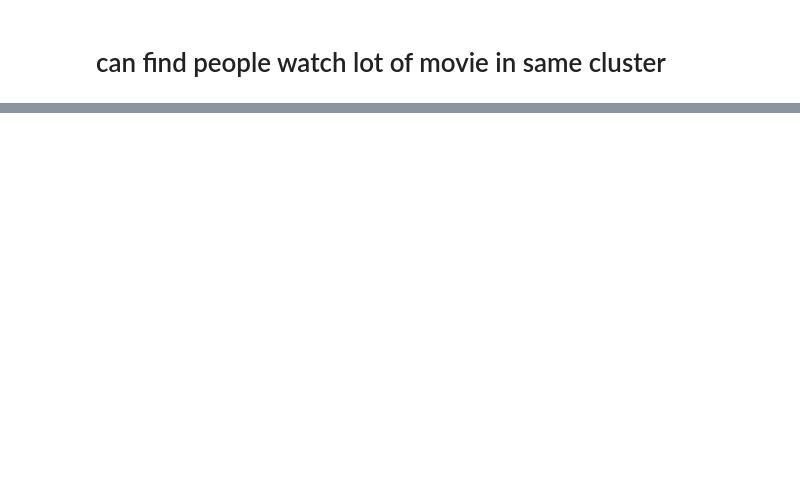
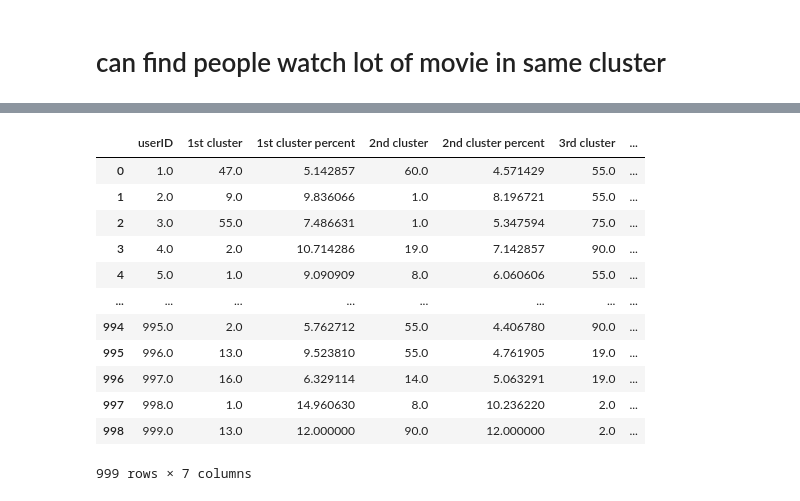
Before and after one commit to sbscsue/22_MachineLearning_Class_Project, a Jupyter notebook: clustering-content based filtering.ipynb, the cells around one changed output, grey strips where cells are left out. Saved outputs shown, nothing was run; the diff lists cells and outputs as text; code cells hidden in the pictures; blank space fills up the shorter version.

Commit message:
cluster 별 시청비율 추가

```diff
--- a/clustering-content based filtering.ipynb
+++ b/clustering-content based filtering.ipynb
@@ -503,0 +476,5 @@ display(user_cluster_rate)
+# %%
+userId = 13849
+user_data, user_cluster_rate = getUserCluseterRate(data_rating, userId)
+display(user_data)
+display(user_cluster_rate)
@@ -504,2 +508,19 @@ display(user_cluster_rate)
 # %% [markdown]
 # can find people watch lot of movie in same cluster
+# %%
+def getUserClusterPercent(user_data, user_cluster_rate, userId):
+    user_total_watch = user_data['movieId'].count()
+    cluster_1st = int(user_cluster_rate.iloc[0]['cluster'])
+    cluster_1st_percent = user_cluster_rate.iloc[0]['cluster count']/user_total_watch*100
+    cluster_2nd = int(user_cluster_rate.iloc[1]['cluster'])
+    cluster_2nd_percent = user_cluster_rate.iloc[1]['cluster count']/user_total_watch*100
+    cluster_3rd = int(user_cluster_rate.iloc[2]['cluster'])
+    cluster_3rd_percent = user_cluster_rate.iloc[2]['cluster count']/user_total_watch*100
+
+
+
+    new_row = {'userID' : userId, '1st cluster' : cluster_1st,
+               '1st cluster percent' : cluster_1st_percent,
+               '2nd cluster' : cluster_2nd, '2nd cluster percent' : cluster_2nd_percent,
+               '3rd cluster' : cluster_3rd, '3rd cluster percent' : cluster_3rd_percent}
+    return new_row
@@ -505,0 +537,27 @@ display(user_cluster_rate)
+# %%
+import logging
+
+logger = logging.getLogger()
+total_data = pd.DataFrame()
+max_user = data_rating['userId'].drop_duplicates().tolist()[-1]
+
+for userId in range(1,1000):
+    logger.info(userId, ' / ', max_user)
+    user_data, user_cluster_rate = getUserCluseterRate(data_rating, userId)
+    new_row = getUserClusterPercent(user_data, user_cluster_rate, userId)
+    total_data = total_data.append(new_row, ignore_index=True)
+display(total_data)
+# %% [output]
+|  | userID | 1st cluster | 1st cluster percent | 2nd cluster | 2nd cluster percent | 3rd cluster | ... |
+| 0 | 1.0 | 47.0 | 5.142857 | 60.0 | 4.571429 | 55.0 | ... |
+| 1 | 2.0 | 9.0 | 9.836066 | 1.0 | 8.196721 | 55.0 | ... |
+| 2 | 3.0 | 55.0 | 7.486631 | 1.0 | 5.347594 | 75.0 | ... |
+| 3 | 4.0 | 2.0 | 10.714286 | 19.0 | 7.142857 | 90.0 | ... |
+| 4 | 5.0 | 1.0 | 9.090909 | 8.0 | 6.060606 | 55.0 | ... |
+| ... | ... | ... | ... | ... | ... | ... | ... |
+| 994 | 995.0 | 2.0 | 5.762712 | 55.0 | 4.406780 | 90.0 | ... |
+| 995 | 996.0 | 13.0 | 9.523810 | 55.0 | 4.761905 | 19.0 | ... |
+| 996 | 997.0 | 16.0 | 6.329114 | 14.0 | 5.063291 | 19.0 | ... |
+| 997 | 998.0 | 1.0 | 14.960630 | 8.0 | 10.236220 | 2.0 | ... |
+| 998 | 999.0 | 13.0 | 12.000000 | 90.0 | 12.000000 | 2.0 | ... |
+999 rows × 7 columns
```
Also changed, not shown: parts of 8 cells of this notebook.
